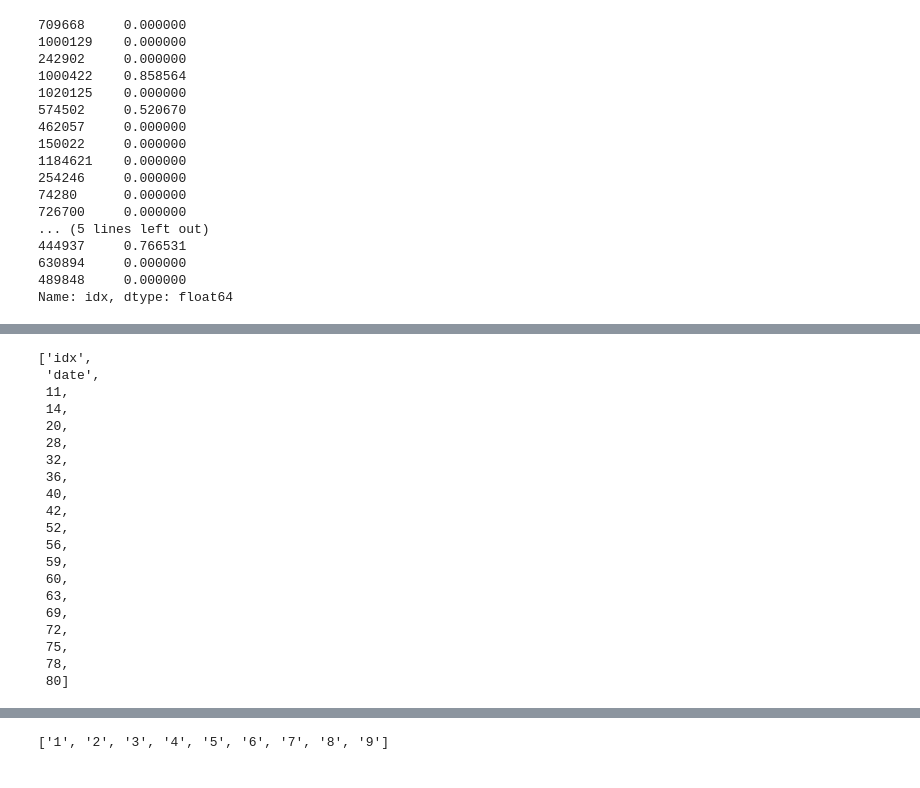
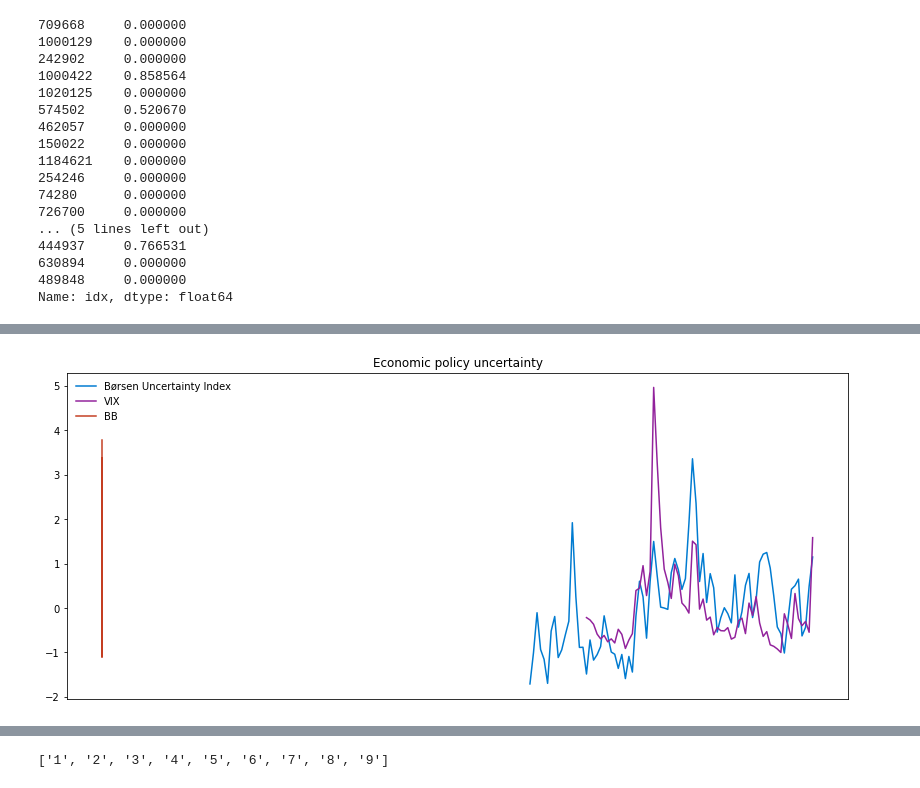
Before and after one commit to Danmarks-Nationalbank/uncertainty, a Jupyter notebook: scripts/FUI_explore.ipynb, the cells around one changed output, grey strips where cells are left out. Drawn from its saved outputs; the diff is of its cells as text; code cells hidden in the pictures.

```diff
--- a/scripts/FUI_explore.ipynb
+++ b/scripts/FUI_explore.ipynb
@@ -157,23 +195,0 @@ cols.extend(topics)
-# %%
-cols
-# %% [output]
-['idx',
- 'date',
- 11,
- 14,
- 20,
- 28,
- 32,
- 36,
- 40,
- 42,
- 52,
- 56,
- 59,
- 60,
- 63,
- 69,
- 72,
- 75,
- 78,
- 80]
@@ -186,0 +196,4 @@ df2[df2.columns[-18:]] = df2[df2.columns[-18:]].mul(df['u_count'], axis=0).div(d
+# %%
+ax = both.plot_index(title='Economic policy uncertainty', plot_vix=True, plot_bloom=True)
+# %% [output]
+[figure, added]
```
Also changed, not shown: parts of 19 cells of this notebook, 3 other files.
